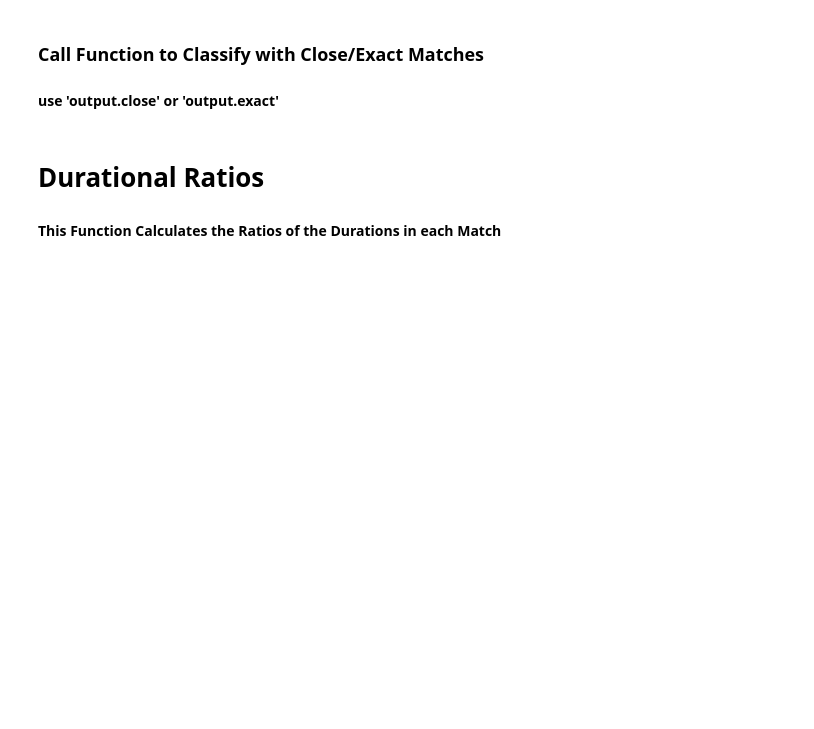
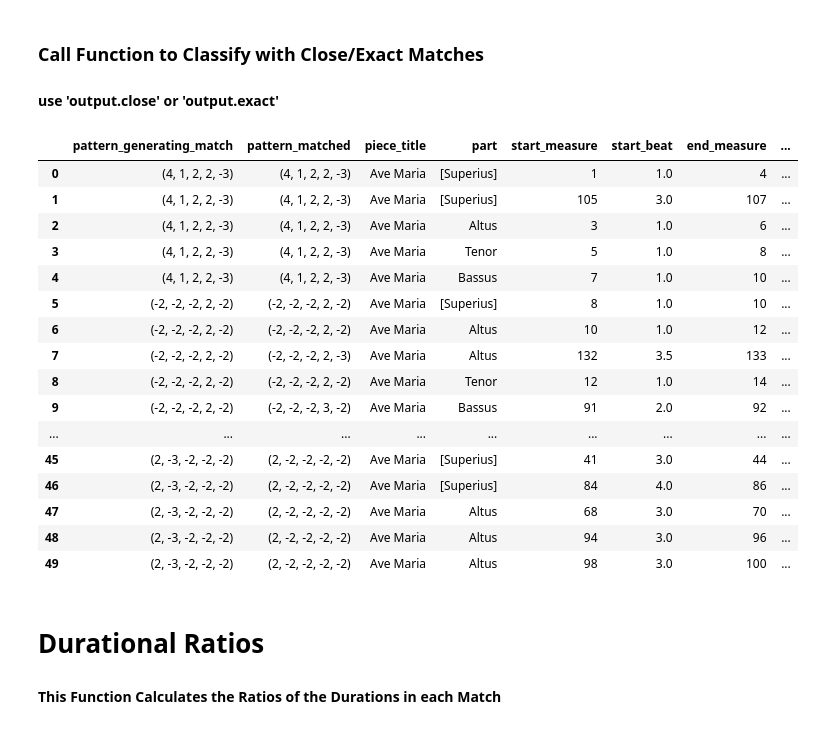
Before and after one commit to RichardFreedman/CRIM-notebooks, a Jupyter notebook: CRIM/CRIM_intervals_nb_1_19_21_dev.ipynb, the cells around one changed output. Drawn from its saved outputs; the diff is of its cells as text; code cells hidden in the pictures; blank space fills up the shorter version.

```diff
--- a/CRIM/CRIM_intervals_nb_1_19_21_dev.ipynb
+++ b/CRIM/CRIM_intervals_nb_1_19_21_dev.ipynb
@@ -329,7 +329,7 @@ def classify_offsets_a(offset_difference_list):
     alt_list = offset_difference_list[::2]
 
 
-    if len(set(offset_difference_list)) == 1:
+    if len(set(offset_difference_list)) == 1 | len(offset_difference_list) > 1:
         return f"PEN {offset_difference_list}"
     elif (len(offset_difference_list) %2 != 0) and (len(set(alt_list)) == 1):
         return f"ID {offset_difference_list}"
@@ -351,5 +351,23 @@ def predict_type_a(group):
 ### Call Function to Classify with Close/Exact Matches
 #### use 'output.close' or 'output.exact'
 # %%
-df = output_close.applymap(lists_to_tuples).groupby("pattern_generating_match").apply(predict_type_a)[:20]
+df = output_close.applymap(lists_to_tuples).groupby("pattern_generating_match").apply(predict_type_a)[:50]
 df
+# %% [output]
+|  | pattern_generating_match | pattern_matched | piece_title | part | start_measure | start_beat | end_measure | ... |
+| 0 | (4, 1, 2, 2, -3) | (4, 1, 2, 2, -3) | Ave Maria | [Superius] | 1 | 1.0 | 4 | ... |
+| 1 | (4, 1, 2, 2, -3) | (4, 1, 2, 2, -3) | Ave Maria | [Superius] | 105 | 3.0 | 107 | ... |
+| 2 | (4, 1, 2, 2, -3) | (4, 1, 2, 2, -3) | Ave Maria | Altus | 3 | 1.0 | 6 | ... |
+| 3 | (4, 1, 2, 2, -3) | (4, 1, 2, 2, -3) | Ave Maria | Tenor | 5 | 1.0 | 8 | ... |
+| 4 | (4, 1, 2, 2, -3) | (4, 1, 2, 2, -3) | Ave Maria | Bassus | 7 | 1.0 | 10 | ... |
+| 5 | (-2, -2, -2, 2, -2) | (-2, -2, -2, 2, -2) | Ave Maria | [Superius] | 8 | 1.0 | 10 | ... |
+| 6 | (-2, -2, -2, 2, -2) | (-2, -2, -2, 2, -2) | Ave Maria | Altus | 10 | 1.0 | 12 | ... |
+| 7 | (-2, -2, -2, 2, -2) | (-2, -2, -2, 2, -3) | Ave Maria | Altus | 132 | 3.5 | 133 | ... |
+| 8 | (-2, -2, -2, 2, -2) | (-2, -2, -2, 2, -2) | Ave Maria | Tenor | 12 | 1.0 | 14 | ... |
+| 9 | (-2, -2, -2, 2, -2) | (-2, -2, -2, 3, -2) | Ave Maria | Bassus | 91 | 2.0 | 92 | ... |
+| ... | ... | ... | ... | ... | ... | ... | ... | ... |
+| 45 | (2, -3, -2, -2, -2) | (2, -2, -2, -2, -2) | Ave Maria | [Superius] | 41 | 3.0 | 44 | ... |
+| 46 | (2, -3, -2, -2, -2) | (2, -2, -2, -2, -2) | Ave Maria | [Superius] | 84 | 4.0 | 86 | ... |
+| 47 | (2, -3, -2, -2, -2) | (2, -2, -2, -2, -2) | Ave Maria | Altus | 68 | 3.0 | 70 | ... |
+| 48 | (2, -3, -2, -2, -2) | (2, -2, -2, -2, -2) | Ave Maria | Altus | 94 | 3.0 | 96 | ... |
+| 49 | (2, -3, -2, -2, -2) | (2, -2, -2, -2, -2) | Ave Maria | Altus | 98 | 3.0 | 100 | ... |
```
Also changed, not shown: parts of 1 cell of this notebook, 1 other file.
